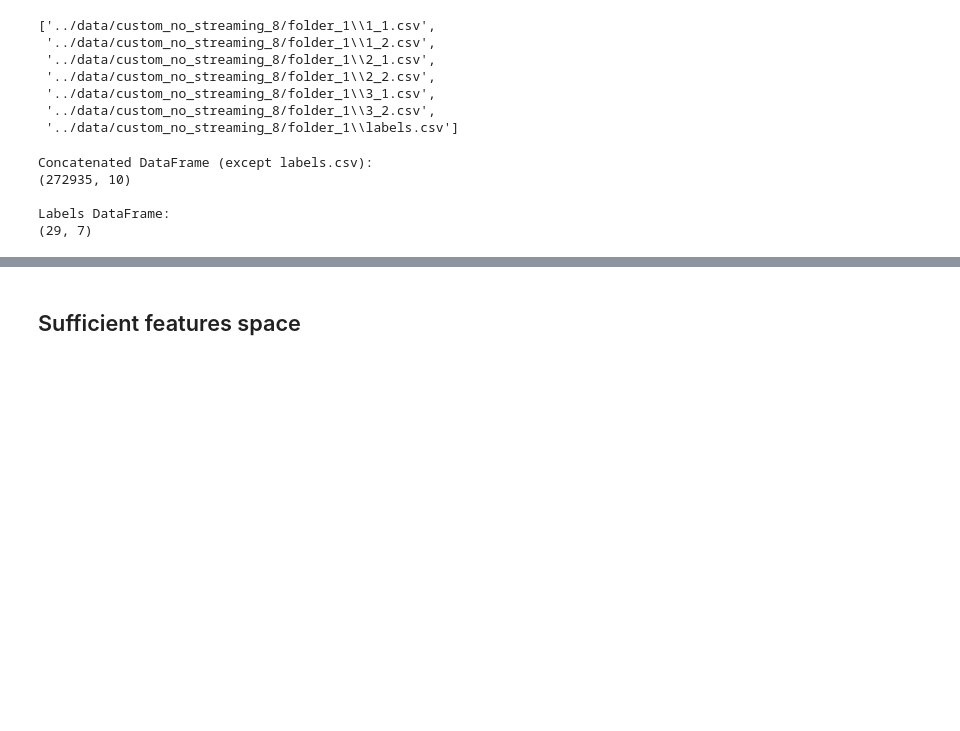
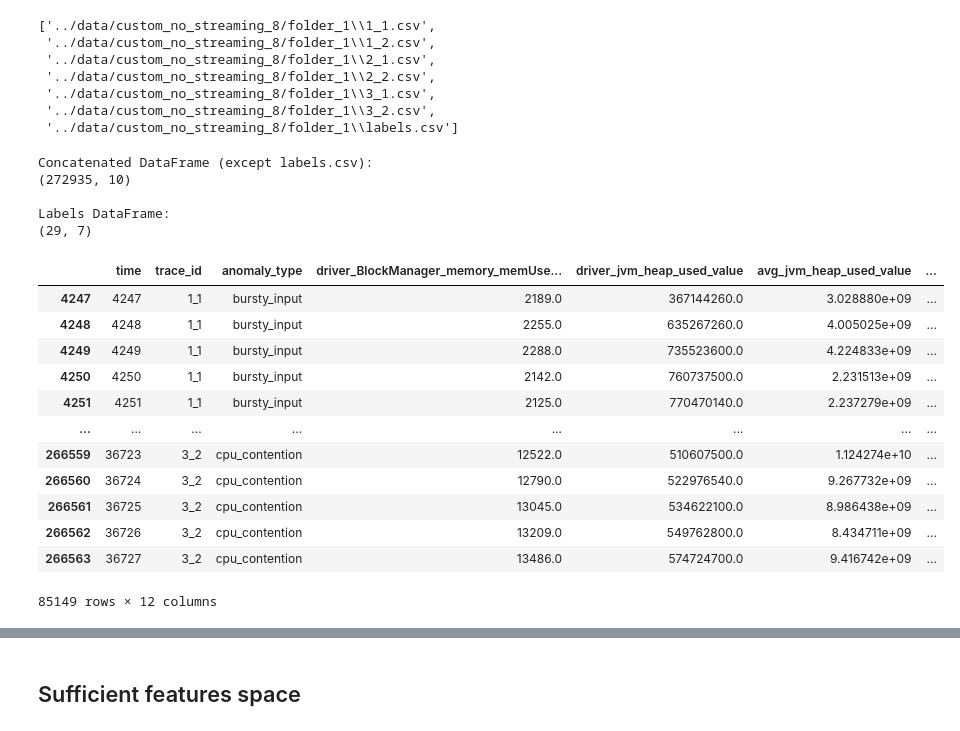
Before and after one commit to Yedson54/project-exstream, a Jupyter notebook: notebooks/extsream.ipynb, the cells around one changed output, grey strips where cells are left out. Cells and saved outputs as stored; diff of their text form; code cells hidden in the pictures; blank space fills up the shorter version.

```diff
--- a/notebooks/extsream.ipynb
+++ b/notebooks/extsream.ipynb
@@ -54,16 +54,48 @@ Concatenated DataFrame (except labels.csv):
 Labels DataFrame:
 (29, 7)
 # %%
+# Étendre labels_df pour couvrir chaque point de temps dans les intervalles
+extended_labels = []
+for _, row in labels_df.iterrows():
+    for time in range(row['ref_start'], row['ref_end']):
+        extended_labels.append({'trace_id': row['trace_id'], 'time': time, 'ano_id': row['ano_id']})
+    for time in range(row['ano_start'], row['ano_end']):
+        extended_labels.append({'trace_id': row['trace_id'], 'time': time, 'ano_id': row['ano_id']})
+
+extended_labels_df = pd.DataFrame(extended_labels)
+
+# Effectuer la jointure
+anomaly_df = pd.merge(anomaly_df, extended_labels_df, on=['trace_id', 'time'], how='left')
+
+# delete rows with NaN values
+anomaly_df = anomaly_df[anomaly_df['ano_id'].notna()]
+
 # Rename values in the "anomaly_type" column based on the specified mapping
 mapping = {
     "1_1": "bursty_input",
     "1_2": "bursty_input",
     "2_1": "stalled_input",
     "2_2": "stalled_input",
     "3_1": "cpu_contention",
     "3_2": "cpu_contention"
 }
 anomaly_df.insert(2, column="anomaly_type", value=anomaly_df['trace_id'].replace(mapping))
+
+anomaly_df
+# %% [output]
+|  | time | trace_id | anomaly_type | driver_BlockManager_memory_memUse... | driver_jvm_heap_used_value | avg_jvm_heap_used_value | ... |
+| 4247 | 4247 | 1_1 | bursty_input | 2189.0 | 367144260.0 | 3.028880e+09 | ... |
+| 4248 | 4248 | 1_1 | bursty_input | 2255.0 | 635267260.0 | 4.005025e+09 | ... |
+| 4249 | 4249 | 1_1 | bursty_input | 2288.0 | 735523600.0 | 4.224833e+09 | ... |
+| 4250 | 4250 | 1_1 | bursty_input | 2142.0 | 760737500.0 | 2.231513e+09 | ... |
+| 4251 | 4251 | 1_1 | bursty_input | 2125.0 | 770470140.0 | 2.237279e+09 | ... |
+| ... | ... | ... | ... | ... | ... | ... | ... |
+| 266559 | 36723 | 3_2 | cpu_contention | 12522.0 | 510607500.0 | 1.124274e+10 | ... |
+| 266560 | 36724 | 3_2 | cpu_contention | 12790.0 | 522976540.0 | 9.267732e+09 | ... |
+| 266561 | 36725 | 3_2 | cpu_contention | 13045.0 | 534622100.0 | 8.986438e+09 | ... |
+| 266562 | 36726 | 3_2 | cpu_contention | 13209.0 | 549762800.0 | 8.434711e+09 | ... |
+| 266563 | 36727 | 3_2 | cpu_contention | 13486.0 | 574724700.0 | 9.416742e+09 | ... |
+85149 rows × 12 columns
 # %%
 # Missing values.
 anomaly_df.isna().sum()
```
Also changed, not shown: parts of 13 cells of this notebook.
